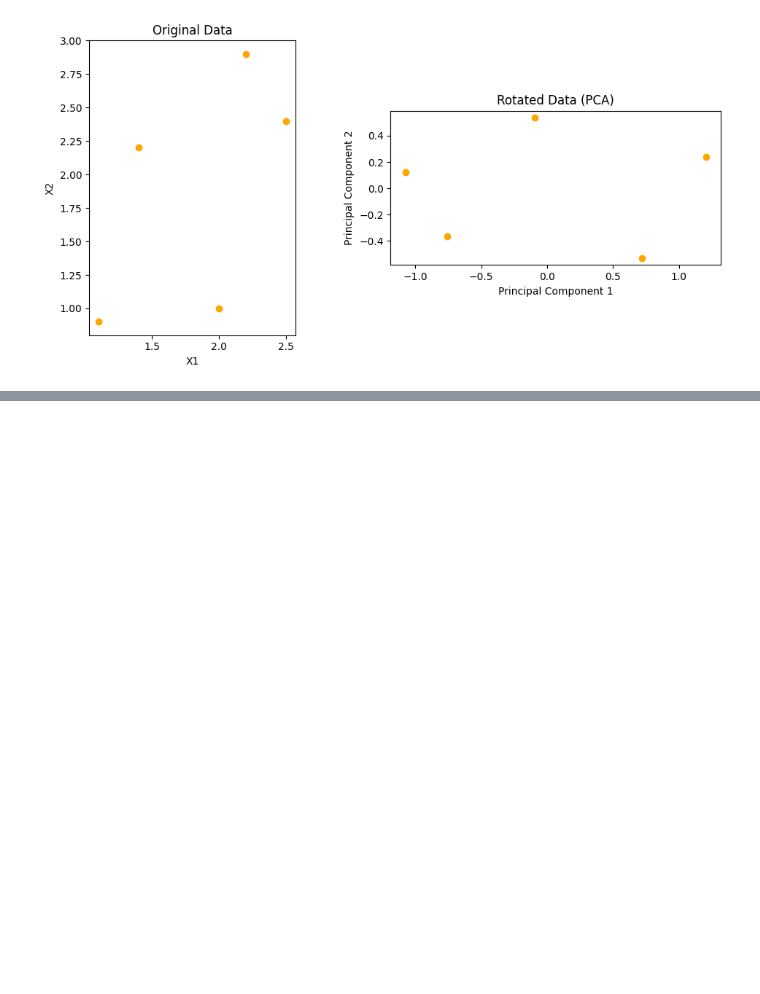
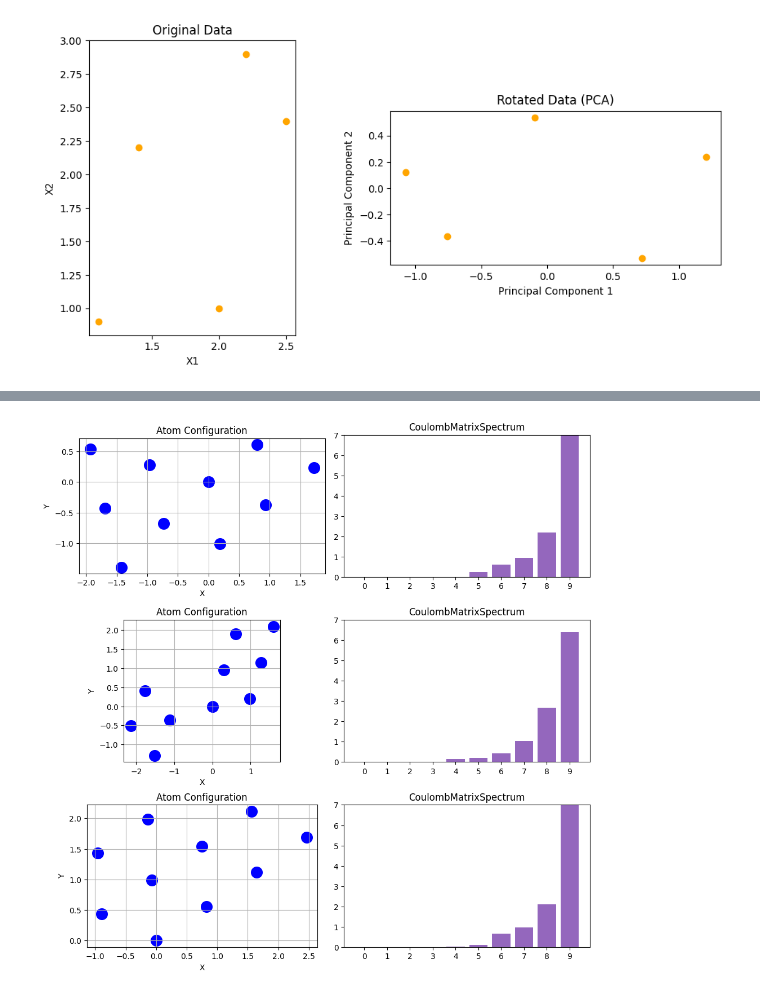
Before and after one commit to Justusperthes/Comphy, a Jupyter notebook: w4/clustering.ipynb, the cells around one changed output, grey strips where cells are left out. Drawn from its saved outputs; the diff is of its cells as text; code cells hidden in the pictures; blank space fills up the shorter version.

```diff
--- a/w4/clustering.ipynb
+++ b/w4/clustering.ipynb
@@ -522,6 +522,7 @@ class CoulombMatrixSpectrum():
     def __init__(self, color='C4'):
         self.xwidth = 1
         self.color = color
+        self.bin_centers = range(10)
 
     def descriptor(self,pos):
         N = pos.shape[0]
@@ -543,14 +544,34 @@ class CoulombMatrixSpectrum():
 
         return np.sort(eigenvalues)
 
-    def draw(self,pos,ax):
+    # def draw(self,pos,ax):
+    #     vector = self.descriptor(pos)
+    #     N = len(vector)
+    #     xcenters = np.linspace(0,N-1,N) * self.xwidth
+    #     ax.bar(xcenters,vector,width=0.8 * self.xwidth,color=self.color)
+    #     ax.xaxis.set_major_locator(plt.MultipleLocator(1.0))
+    #     ax.set_ylim([-2,8])
+    #     ax.set_title(self.__class__.__name__)
+
+
+    def draw(self,pos,ax, ax2):
         vector = self.descriptor(pos)
-        N = len(vector)
-        xcenters = np.linspace(0,N-1,N) * self.xwidth
-        ax.bar(xcenters,vector,width=0.8 * self.xwidth,color=self.color)
+        ax.bar(self.bin_centers,vector,width=0.8 * self.xwidth,color=self.color)
         ax.xaxis.set_major_locator(plt.MultipleLocator(1.0))
-        ax.set_ylim([-2,8])
+        ax.set_ylim([0,7])
+
+        xticklabels = ['0','1','2','3','4','5','6','7','8','9']
+        ax.set_xticks(range(len(xticklabels)))
+        ax.set_xticklabels(xticklabels)
         ax.set_title(self.__class__.__name__)
+
+        # Scatter plot of atom positions (atom configuration)
+        ax2.scatter(pos[:, 0], pos[:, 1], color='blue', s=200, label="Atoms")
+        ax2.set_title("Atom Configuration")
+        ax2.set_xlabel("X")
+        ax2.set_ylabel("Y")
+        ax2.set_aspect('equal')
+        ax2.grid(True)
 # %%
 
 # Example usage
@@ -679,0 +755,13 @@ plt.show()
+# %%
+fig, axes = plt.subplots(3, 2, figsize=(10, 10))
+coulomb_matrix_spectrum = CoulombMatrixSpectrum()
+
+for i in range(3):
+    ax_scatter = axes[i,0]
+    ax_bar = axes[i,1]
+    coulomb_matrix_spectrum.draw(positions[i], ax_bar,ax_scatter)
+
+plt.tight_layout()
+plt.show()
+# %% [output]
+[figure, added]
```
Also changed, not shown: parts of 4 cells of this notebook.
